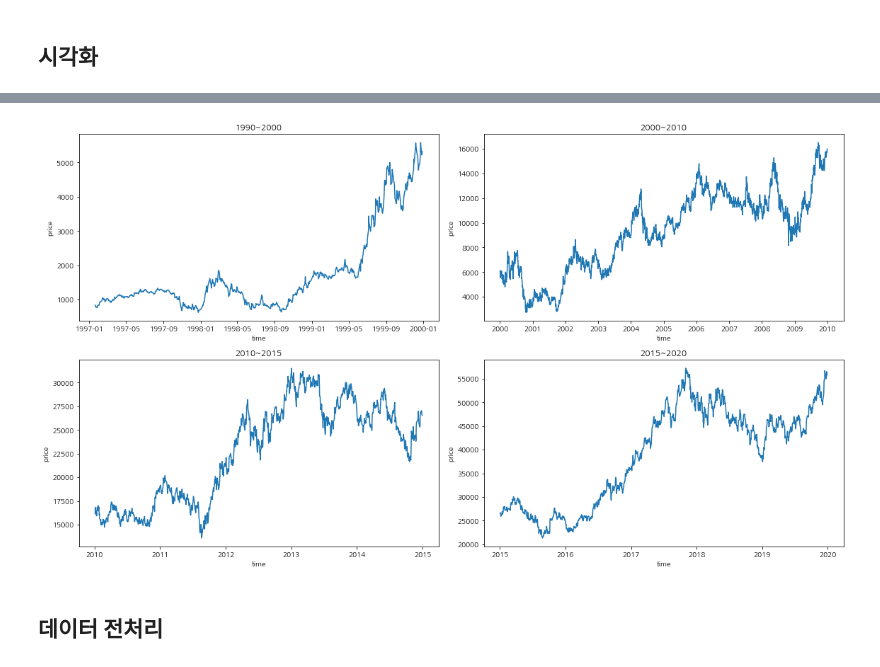
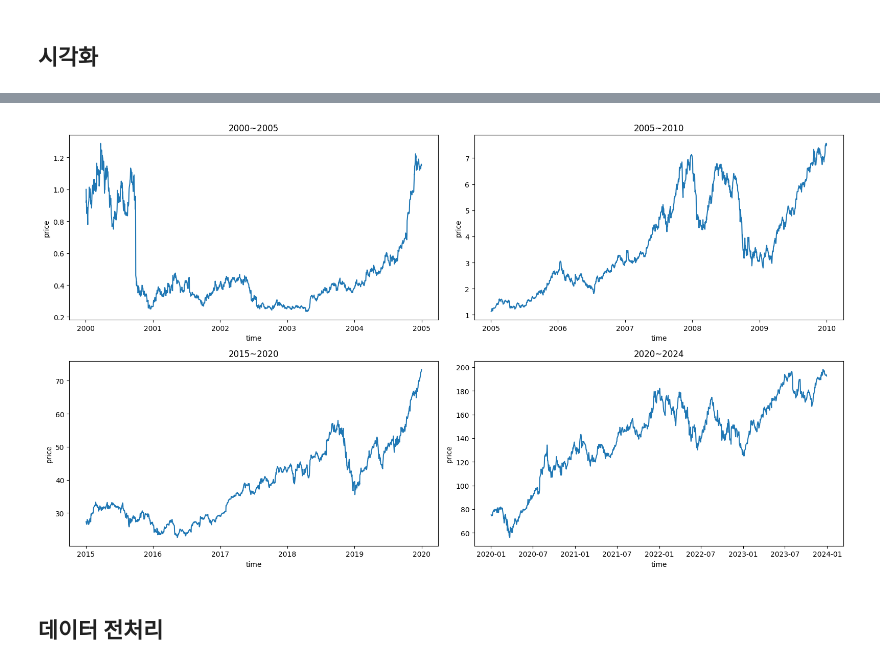
Before and after one commit to jibin1018/-, a Jupyter notebook: 04-TensorFlow2.0/01-삼성전자-주가예측/02-LSTM-stock-forecasting-with-LSTM-financedatareader.ipynb, the cells around one changed output, grey strips where cells are left out. Drawn from its saved outputs; the diff is of its cells as text; code cells hidden in the pictures.

```diff
--- a/04-TensorFlow2.0/01-삼성전자-주가예측/02-LSTM-stock-forecasting-with-LSTM-financedatareader.ipynb
+++ b/04-TensorFlow2.0/01-삼성전자-주가예측/02-LSTM-stock-forecasting-with-LSTM-financedatareader.ipynb
@@ -88,0 +230,30 @@ samsung.tail()
+# %%
+# 기업명과 종목 코드 리스트
+companies = {
+    '애플': 'AAPL',
+    '테슬라': 'TSLA',
+    '엔비디아': 'NVDA',
+    '인텔': 'INTC',
+    '아마존': 'AMZN',
+    '메타 플랫폼스': 'META',
+    '로지텍': 'LOGI',
+    '마이크로소프트': 'MSFT',
+    '디즈니': 'DIS'
+}
+
+# 각 기업의 데이터를 저장할 데이터프레임 딕셔너리
+company_data = {}
+
+# 각 기업의 주가 데이터를 가져와 저장
+for name, ticker in companies.items():
+    try:
+        df = fdr.DataReader(ticker)
+        company_data[name] = df
+        print(f"{name} ({ticker}) 데이터 가져오기 성공")
+    except Exception as e:
+        print(f"{name} ({ticker}) 데이터 가져오기 실패: {e}")
+
+# 가져온 데이터 예시 출력
+for name, df in company_data.items():
+    print(f"\n{name} 주가 데이터 (최근 5일):")
+    print(df.tail(5))
@@ -106,3 +292,0 @@ apple.tail()
-# %%
-# Apple(AAPL), 애플
-apple = fdr.DataReader('AAPL', '2017')
@@ -218,14 +612,14 @@ Text(0, 0.5, 'price')
 # %%
-time_steps = [['1990', '2000'],
-              ['2000', '2010'],
-              ['2010', '2015'],
-              ['2015', '2020']]
+time_steps = [['2000', '2005'],
+              ['2005', '2010'],
+              ['2015', '2020'],
+              ['2020', '2024']]
 
 fig, axes = plt.subplots(2, 2)
 fig.set_size_inches(16, 9)
 for i in range(4):
     ax = axes[i//2, i%2]
-    df = stock.loc[(stock.index > time_steps[i][0]) & (stock.index < time_steps[i][1])]
+    df = apple.loc[(apple.index > time_steps[i][0]) & (apple.index < time_steps[i][1])]
     sns.lineplot(y=df['Close'], x=df.index, ax=ax)
     ax.set_title(f'{time_steps[i][0]}~{time_steps[i][1]}')
     ax.set_xlabel('time')
@@ -236,4 +647,4 @@ plt.show()
-[figure, old version]
+[figure, new version]
 # %% [markdown]
 ## 데이터 전처리
 # %% [markdown]
```
Also changed, not shown: parts of 64 cells of this notebook.
